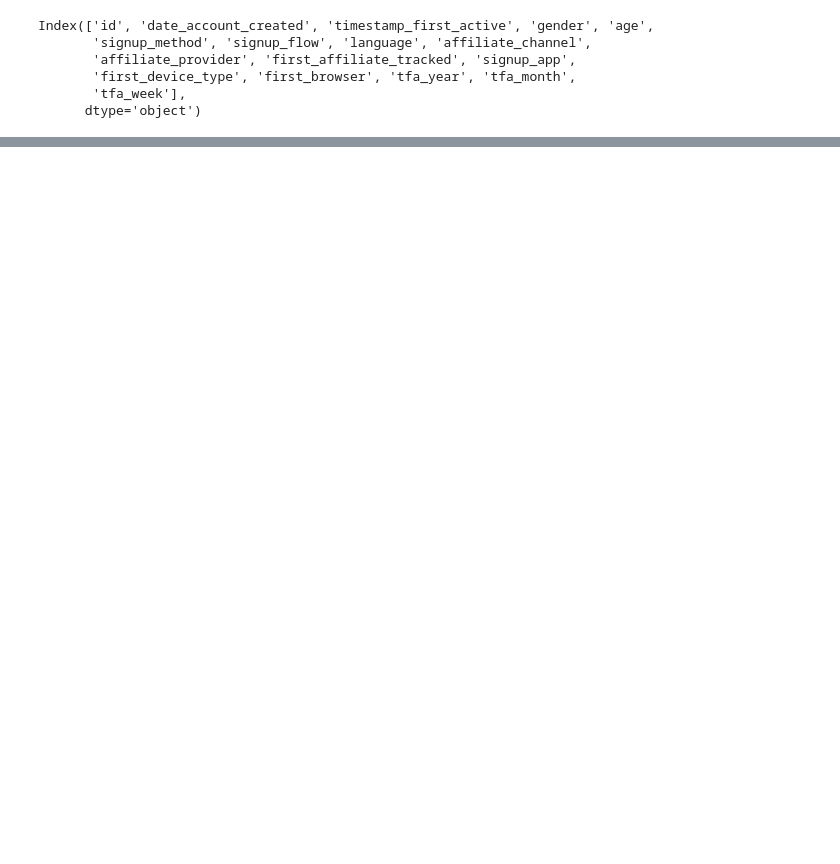
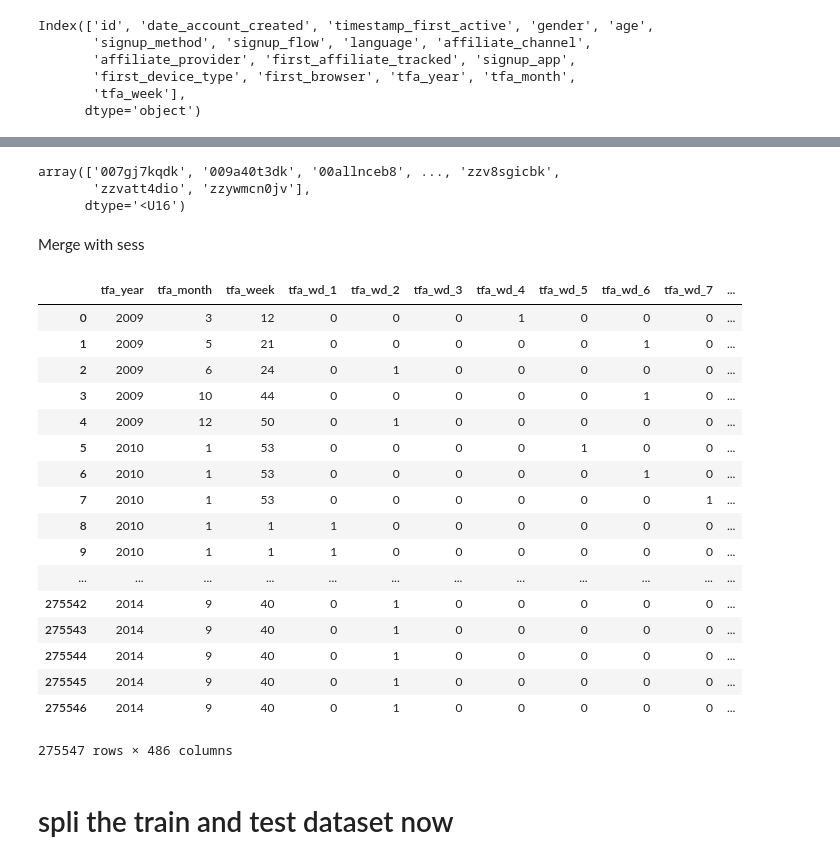
Before and after one commit to Payne098/airbnb, a Jupyter notebook: airbnb_FeatureEngineering.ipynb, the cells around one changed output, grey strips where cells are left out. Saved outputs shown, nothing was run; the diff lists cells and outputs as text; code cells hidden in the pictures; blank space fills up the shorter version.

```diff
--- a/airbnb_FeatureEngineering.ipynb
+++ b/airbnb_FeatureEngineering.ipynb
@@ -360,0 +561,5 @@ Index(['id', 'date_account_created', 'timestamp_first_active', 'gender', 'age',
+# %%
+for f in feat_toOHE:
+    df_ohe = pd.get_dummies(df[f], prefix=f, dummy_na=True)
+    df.drop([f], axis = 1, inplace = True)
+    df = pd.concat((df, df_ohe), axis = 1)
@@ -360,0 +582,37 @@ Index(['id', 'date_account_created', 'timestamp_first_active', 'gender', 'age',
+# %%
+df_agg_sess.id
+# %% [output]
+array(['007gj7kqdk', '009a40t3dk', '00allnceb8', ..., 'zzv8sgicbk',
+       'zzvatt4dio', 'zzywmcn0jv'],
+      dtype='<U16')
+# %% [markdown]
+Merge with sess
+# %%
+df_all = pd.merge(df, df_agg_sess,left_index=True, right_index=True,how="left")
+# %%
+df_all.drop(['id'], axis = 1, inplace = True)
+# %%
+df_all.index = range(df_all.shape[0])
+# %%
+df_all.fillna(-2) ##missing feature for samples without session
+# %% [output]
+|  | tfa_year | tfa_month | tfa_week | tfa_wd_1 | tfa_wd_2 | tfa_wd_3 | tfa_wd_4 | tfa_wd_5 | tfa_wd_6 | tfa_wd_7 | ... |
+| 0 | 2009 | 3 | 12 | 0 | 0 | 0 | 1 | 0 | 0 | 0 | ... |
+| 1 | 2009 | 5 | 21 | 0 | 0 | 0 | 0 | 0 | 1 | 0 | ... |
+| 2 | 2009 | 6 | 24 | 0 | 1 | 0 | 0 | 0 | 0 | 0 | ... |
+| 3 | 2009 | 10 | 44 | 0 | 0 | 0 | 0 | 0 | 1 | 0 | ... |
+| 4 | 2009 | 12 | 50 | 0 | 1 | 0 | 0 | 0 | 0 | 0 | ... |
+| 5 | 2010 | 1 | 53 | 0 | 0 | 0 | 0 | 1 | 0 | 0 | ... |
+| 6 | 2010 | 1 | 53 | 0 | 0 | 0 | 0 | 0 | 1 | 0 | ... |
+| 7 | 2010 | 1 | 53 | 0 | 0 | 0 | 0 | 0 | 0 | 1 | ... |
+| 8 | 2010 | 1 | 1 | 1 | 0 | 0 | 0 | 0 | 0 | 0 | ... |
+| 9 | 2010 | 1 | 1 | 1 | 0 | 0 | 0 | 0 | 0 | 0 | ... |
+| ... | ... | ... | ... | ... | ... | ... | ... | ... | ... | ... | ... |
+| 275542 | 2014 | 9 | 40 | 0 | 1 | 0 | 0 | 0 | 0 | 0 | ... |
+| 275543 | 2014 | 9 | 40 | 0 | 1 | 0 | 0 | 0 | 0 | 0 | ... |
+| 275544 | 2014 | 9 | 40 | 0 | 1 | 0 | 0 | 0 | 0 | 0 | ... |
+| 275545 | 2014 | 9 | 40 | 0 | 1 | 0 | 0 | 0 | 0 | 0 | ... |
+| 275546 | 2014 | 9 | 40 | 0 | 1 | 0 | 0 | 0 | 0 | 0 | ... |
+275547 rows × 486 columns
+# %% [markdown]
+# spli the train and test dataset now
```
Also changed, not shown: parts of 45 cells of this notebook.
